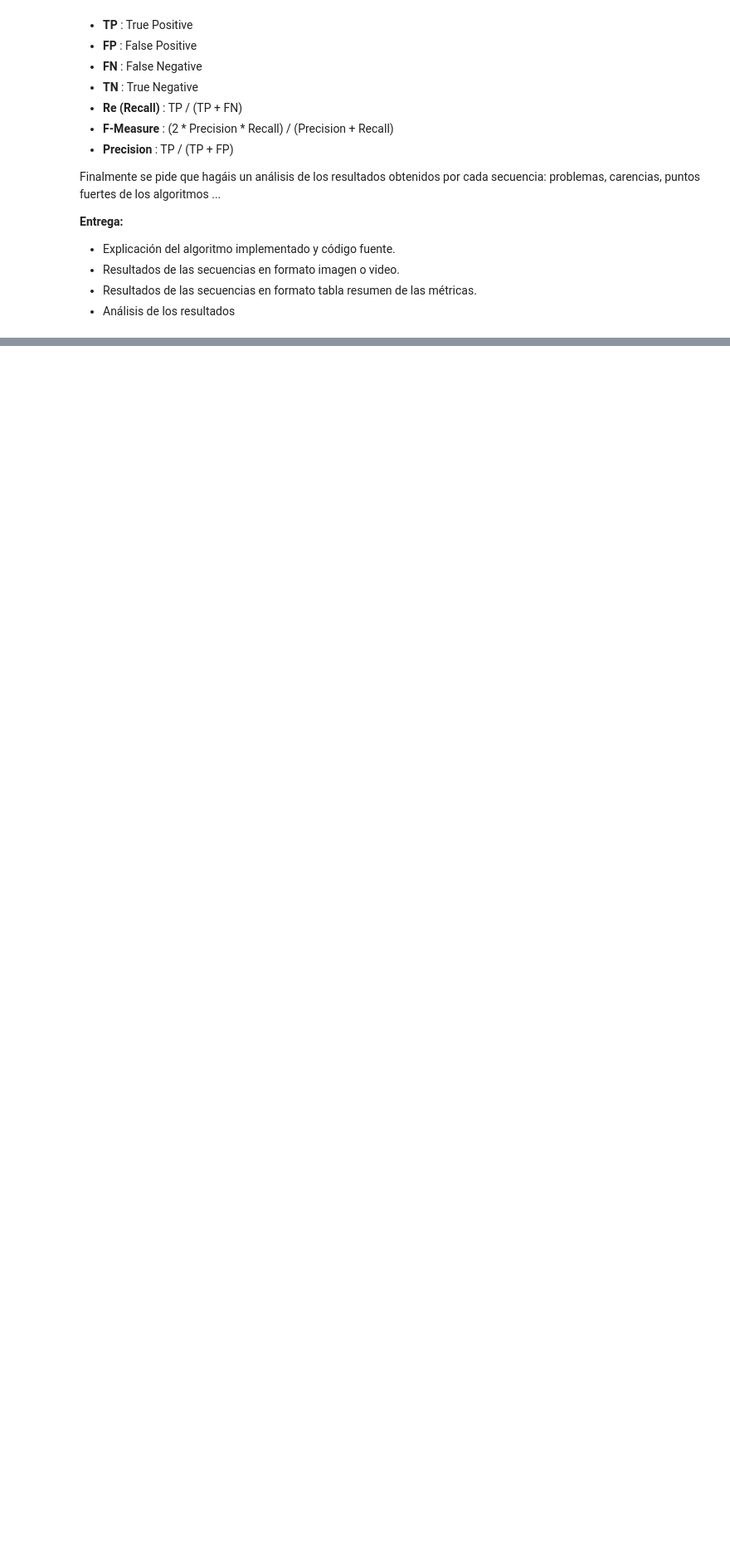
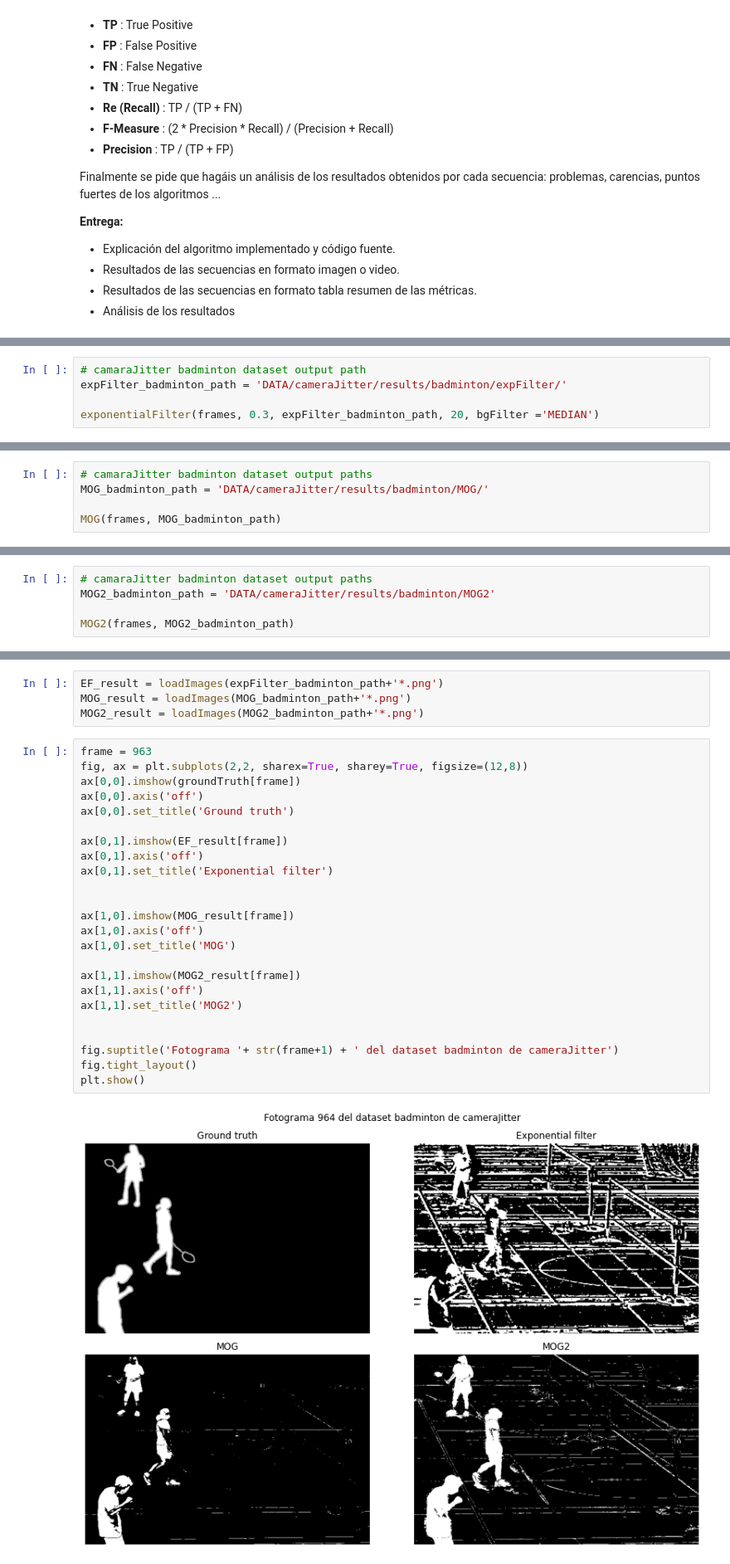
Before and after one commit to JanuszJSzturo/ImageAnalysis2020, a Jupyter notebook: BackgroundSubtraction/bgSubstractionAnalisys.ipynb, the cells around one changed output, grey strips where cells are left out. Shown at 83% size. Cells and saved outputs as stored; diff of their text form; blank space fills up the shorter version.

```diff
--- a/BackgroundSubtraction/bgSubstractionAnalisys.ipynb
+++ b/BackgroundSubtraction/bgSubstractionAnalisys.ipynb
@@ -131,0 +314,5 @@ Video(value=b'\x00\x00\x00\x1cftypisom\x00\x00\x02\x00isomiso2mp41\x00\x00\x00\x
+# %%
+# camaraJitter badminton dataset output path
+expFilter_badminton_path = 'DATA/cameraJitter/results/badminton/expFilter/'
+
+exponentialFilter(frames, 0.3, expFilter_badminton_path, 20, bgFilter ='MEDIAN')
@@ -131,0 +333,5 @@ Video(value=b'\x00\x00\x00\x1cftypisom\x00\x00\x02\x00isomiso2mp41\x00\x00\x00\x
+# %%
+# camaraJitter badminton dataset output paths
+MOG_badminton_path = 'DATA/cameraJitter/results/badminton/MOG/'
+
+MOG(frames, MOG_badminton_path)
@@ -131,0 +352,5 @@ Video(value=b'\x00\x00\x00\x1cftypisom\x00\x00\x02\x00isomiso2mp41\x00\x00\x00\x
+# %%
+# camaraJitter badminton dataset output paths
+MOG2_badminton_path = 'DATA/cameraJitter/results/badminton/MOG2'
+
+MOG2(frames, MOG2_badminton_path)
@@ -131,0 +418,30 @@ Video(value=b'\x00\x00\x00\x1cftypisom\x00\x00\x02\x00isomiso2mp41\x00\x00\x00\x
+# %%
+EF_result = loadImages(expFilter_badminton_path+'*.png')
+MOG_result = loadImages(MOG_badminton_path+'*.png')
+MOG2_result = loadImages(MOG2_badminton_path+'*.png')
+# %%
+frame = 963
+fig, ax = plt.subplots(2,2, sharex=True, sharey=True, figsize=(12,8))
+ax[0,0].imshow(groundTruth[frame])
+ax[0,0].axis('off')
+ax[0,0].set_title('Ground truth')
+
+ax[0,1].imshow(EF_result[frame])
+ax[0,1].axis('off')
+ax[0,1].set_title('Exponential filter')
+
+
+ax[1,0].imshow(MOG_result[frame])
+ax[1,0].axis('off')
+ax[1,0].set_title('MOG')
+
+ax[1,1].imshow(MOG2_result[frame])
+ax[1,1].axis('off')
+ax[1,1].set_title('MOG2')
+
+
+fig.suptitle('Fotograma '+ str(frame+1) + ' del dataset badminton de cameraJitter')
+fig.tight_layout()
+plt.show()
+# %% [output]
+[figure, added]
```
Also changed, not shown: parts of 161 cells of this notebook, 11 other files.
